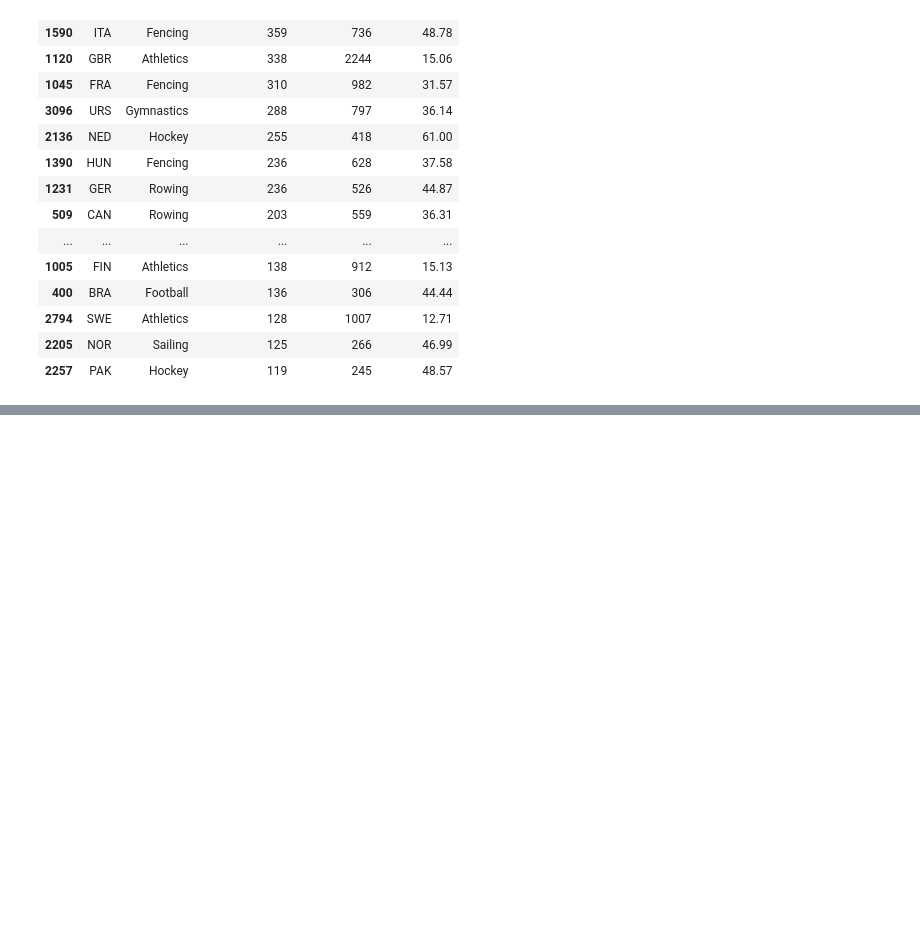
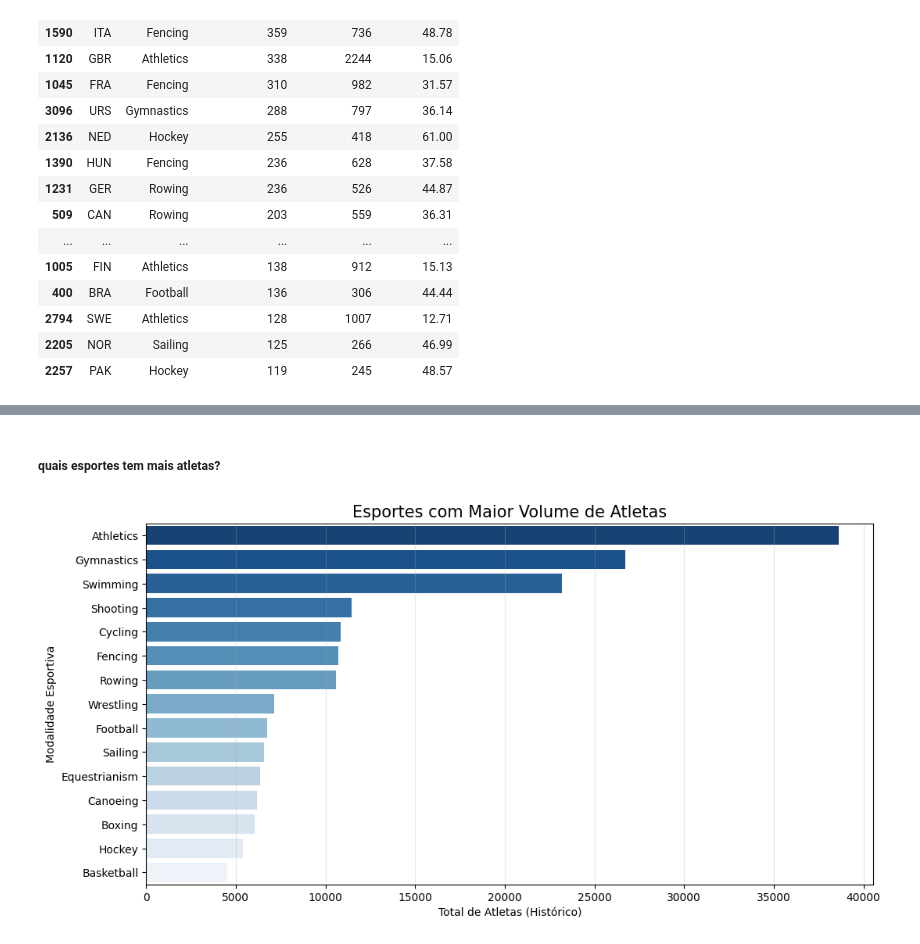
Before and after one commit to ClaraCaldas/Projeto-ICD, a Jupyter notebook: monopoliosesportivos.ipynb, the cells around one changed output, grey strips where cells are left out. Cells and saved outputs as stored; diff of their text form; code cells hidden in the pictures; blank space fills up the shorter version.

```diff
--- a/monopoliosesportivos.ipynb
+++ b/monopoliosesportivos.ipynb
@@ -115,0 +117,15 @@ Passing `palette` without assigning `hue` is deprecated and will be removed in v
+# %% [markdown]
+##### quais esportes tem mais atletas?
+# %%
+df_esportes_top = df_simples.groupby('Sport')['Total_Atletas'].sum().nlargest(15).reset_index()
+
+plt.figure(figsize=(12, 6))
+sns.barplot(data=df_esportes_top, x='Total_Atletas', y='Sport', hue='Sport', palette='Blues_r')
+
+plt.title('Esportes com Maior Volume de Atletas', fontsize=15)
+plt.xlabel('Total de Atletas (Histórico)')
+plt.ylabel('Modalidade Esportiva')
+plt.grid(axis='x', alpha=0.3)
+plt.show()
+# %% [output]
+[figure, added]
```
Also changed, not shown: parts of 15 cells of this notebook.
